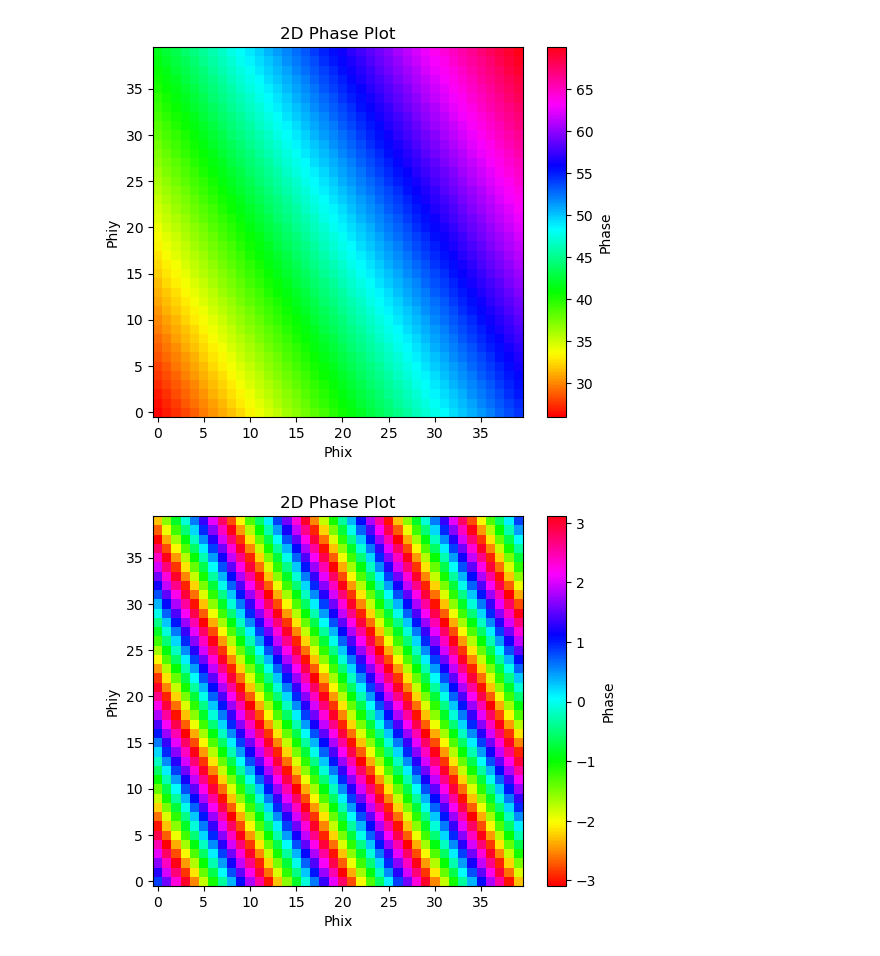
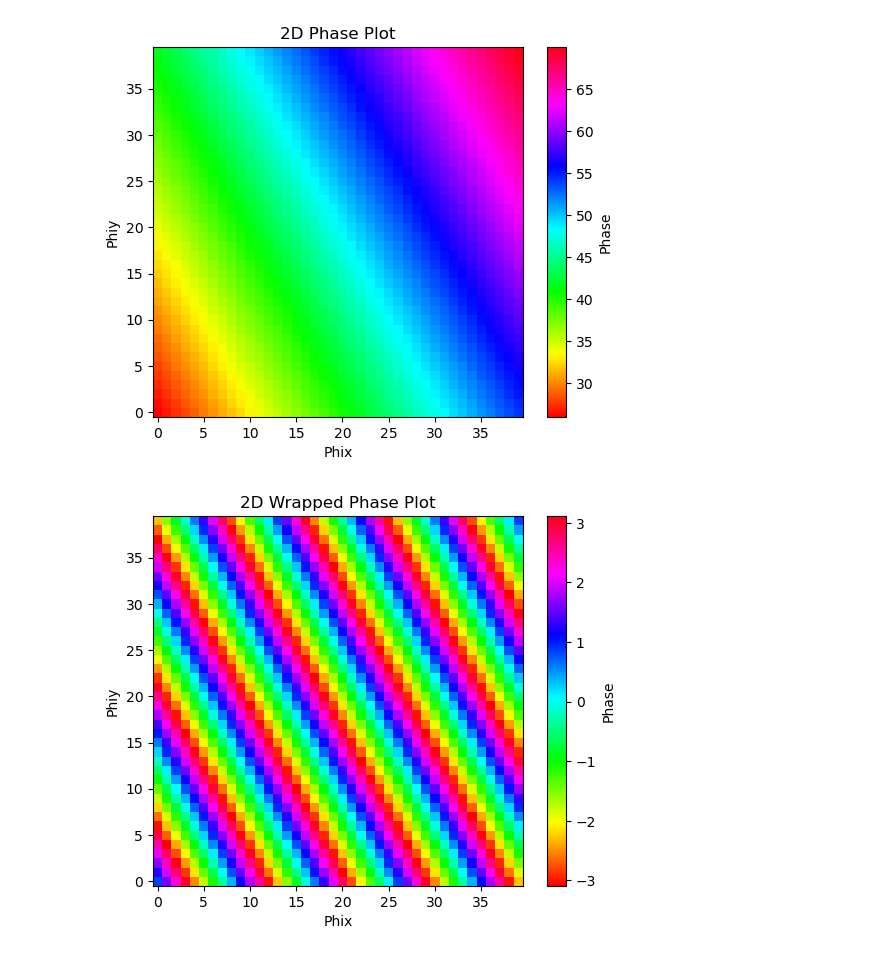
Before and after one commit to henrymorris120/Interferometry-and-Phase-Unwrapping-Research, a Jupyter notebook: basic_2d_example.ipynb, the cells around one changed output. Saved outputs shown, nothing was run; the diff lists cells and outputs as text; code cells hidden in the pictures.

Commit message:
more graphs

```diff
--- a/basic_2d_example.ipynb
+++ b/basic_2d_example.ipynb
@@ -29,13 +29,13 @@ plt.show()
 # %%
 psi = wrap_function(phi)
 plt.imshow(psi, cmap='hsv', origin='lower')
 plt.colorbar(label='Phase')
 plt.xlabel('Phix')
 plt.ylabel('Phiy')
-plt.title('2D Phase Plot')
+plt.title('2D Wrapped Phase Plot')
 plt.show()
 # %% [output]
-[figure, old version]
+[figure, new version]
 # %%
 def build_1d_first_order_grad(N: int,
     boundary: str = "periodic",
```
Also changed, not shown: parts of 5 cells of this notebook.
